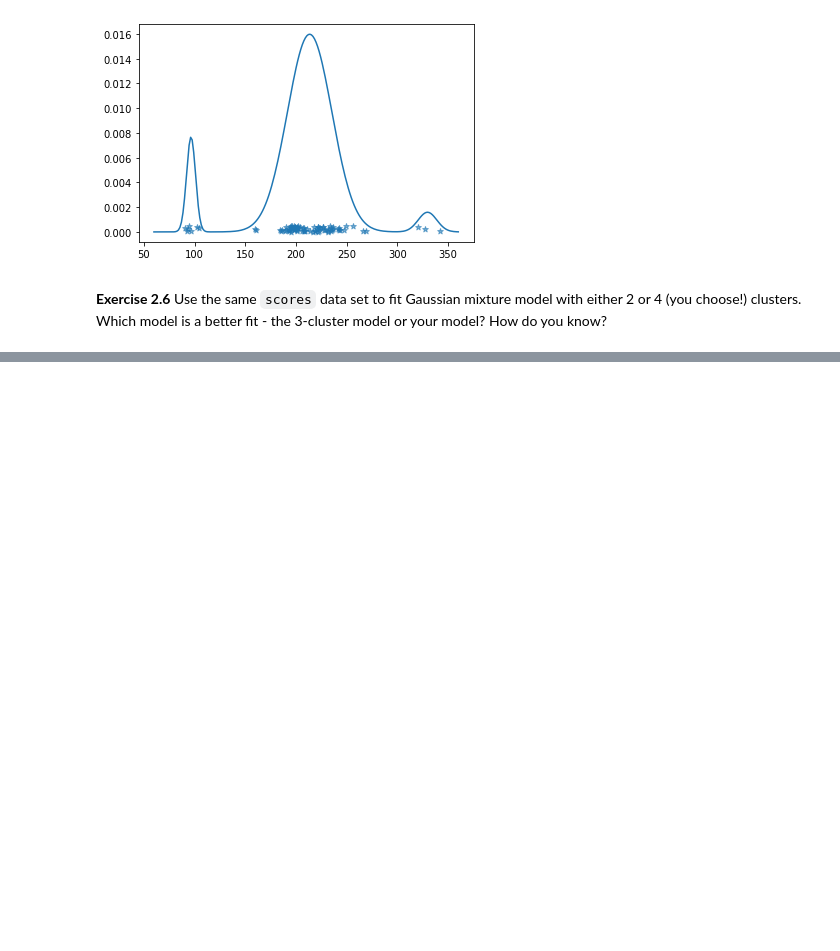
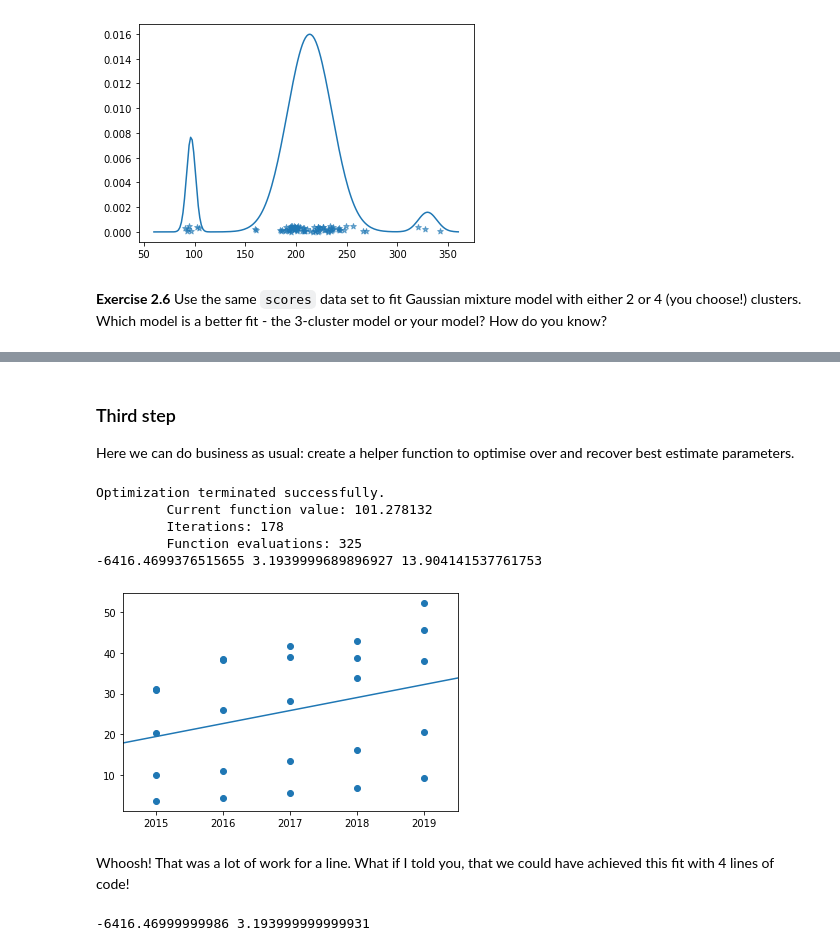
Before and after one commit to Akvile1206/data-science-course, a Jupyter notebook: notebooks/Part_2_Fitting_models.ipynb, the cells around one changed output, grey strips where cells are left out. Cells and saved outputs as stored; diff of their text form; code cells hidden in the pictures; blank space fills up the shorter version.

```diff
--- a/notebooks/Part_2_Fitting_models.ipynb
+++ b/notebooks/Part_2_Fitting_models.ipynb
@@ -278,0 +435,68 @@ https://osp.stat.gov.lt/statistiniu-rodikliu-analize?indicator=S4R125#/
+# %%
+def loglik(L):
+  """
+    Calculates log likelihood of the entire dataset under given parameters.
+    :param L: (list [a, b, s]) - list of parameters
+    :global x: ([2015, ..., 2015, ... 2019, ..., 2019]) - the predictors
+    :global y: (list of reals) - the labels (percentages) for the data set
+    :return: (real)
+  """
+  global x
+  global y
+  prx = [logPr_Y(y[i], x[i],L) for i in range(len(y))]
+  return sum(prx)
+# %% [markdown]
+### Third step
+
+Here we can do business as usual: create a helper function to optimise over and recover best estimate parameters.
+# %%
+def f(T):
+  """
+  Funtion to be optimised.quadratic
+  :param T: [a, b, t] - temporary parameter
+  :return: (real)
+  """
+  a,b,t = T
+  s = math.exp(t)
+  L = [a,b,s]
+  return -loglik(L)
+
+initial_guess = [-6000, 3, 10]
+
+T = scipy.optimize.fmin(f, initial_guess, maxiter=5000)
+
+# Recover lambda
+a,b,t = T
+s = math.exp(t)
+print(a,b,s)
+# %% [output]
+Optimization terminated successfully.
+         Current function value: 101.278132
+         Iterations: 178
+         Function evaluations: 325
+-6416.4699376515655 3.1939999689896927 13.904141537761753
+# %%
+fig, ax = plt.subplots()
+xs = np.linspace(2014.4, 2019.5, 200)
+ys = [a + b*x for x in xs]
+
+ax.scatter(x, y)
+ax.plot(xs, ys)
+ax.set_xlim(2014.5,2019.5)
+ax.set_xticks([2015,2016,2017,2018,2019])
+plt.show()
+# %% [output]
+[figure, added]
+# %% [markdown]
+Whoosh! That was a lot of work for a line. What if I told you, that we could have achieved this fit with 4 lines of code!
+# %%
+import sklearn.linear_model
+
+one = np.ones(len(y))
+model = sklearn.linear_model.LinearRegression(fit_intercept = False)
+model.fit(np.column_stack([one, x]), y)
+
+(a,b) = model.coef_
+print(a,b)
+# %% [output]
+-6416.46999999986 3.193999999999931
```
Also changed, not shown: parts of 43 cells of this notebook.
